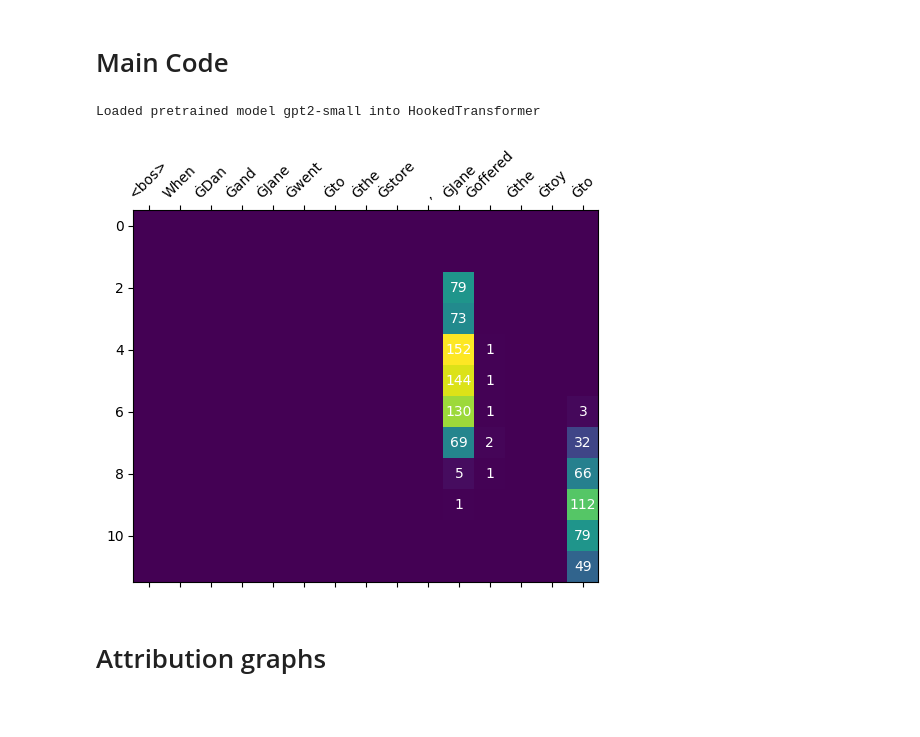
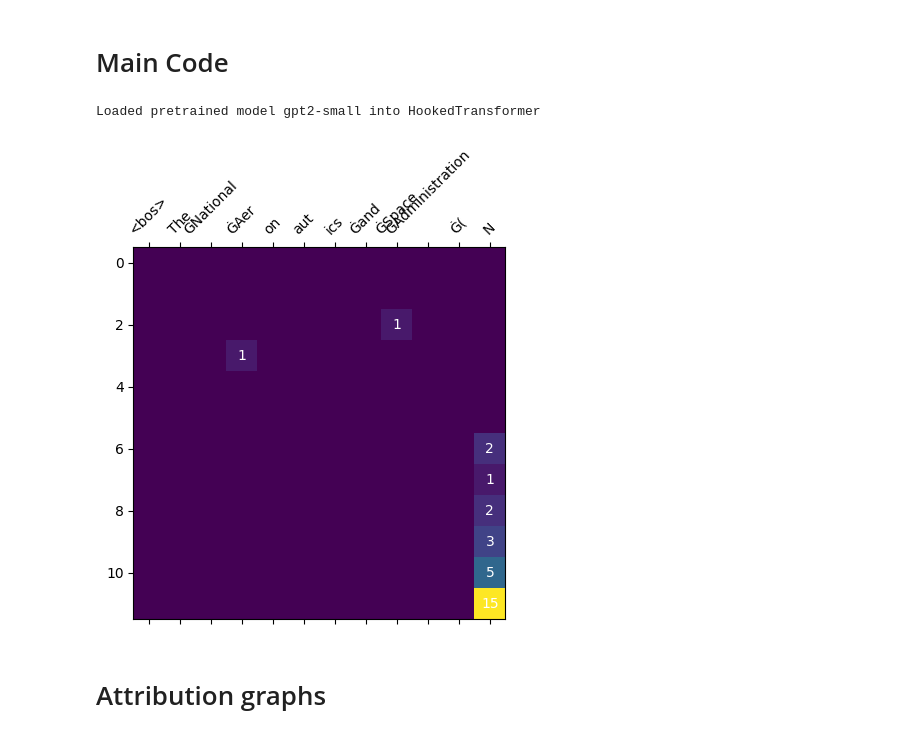
Before and after one commit to D4niel0s/NLP_project_circuits, a Jupyter notebook: neuron-clusters-influence.ipynb, the cells around one changed output. Saved outputs shown, nothing was run; the diff lists cells and outputs as text; code cells hidden in the pictures; blank space fills up the shorter version.

```diff
--- a/neuron-clusters-influence.ipynb
+++ b/neuron-clusters-influence.ipynb
@@ -492,6 +492,9 @@ if __name__ == "__main__":
 
     ## Generate IOI data
     clean_prompts, corrupted_prompts, answers = generate_ioi_data(num_samples)
+    clean_prompts = ['The National Aeronautics and Space Administration (N']
+    corrupted_prompts = ['a a a a a The National Security Agency (N']
+    answers = [('AS', 'SA')]
     clean_tokens = model.to_tokens(clean_prompts)
     corrupted_tokens = model.to_tokens(corrupted_prompts)
 
@@ -502,35 +505,35 @@ if __name__ == "__main__":
         [
             [model.to_single_token(answers[i][j]) for j in range(2)]
             for i in range(len(answers))
         ],
         device=model.cfg.device,
     )
     # print("Answer token indices", answer_token_indices)
 
     ## Find the circuit
     attribution_scores = find_circuit(model,
                                       clean_tokens[:num_circuit_samples],
                                       corrupted_tokens[:num_circuit_samples],
                                       answer_token_indices[:num_circuit_samples])
-    mask = compute_circuit_mask(attribution_scores, topk=1000, exclude_layers=[0, 1])
+    mask = compute_circuit_mask(attribution_scores, topk=100, exclude_layers=[0, 1])
     visualize_mask(model, mask.cpu(), clean_prompts[0])
     plt.savefig("ioi_circuit.png")
     plt.show()
 
     ## Fetching the relevant neurons by mask
     # batch_size = 8
     # activation_vectors = []
     # with torch.no_grad():
     #     for i in trange(0, num_samples, batch_size):
     #         _, clean_cache = model.run_with_cache(clean_tokens[i:i + batch_size])
     #         clean_act = stack_mlp_from_cache(model, clean_cache, "post")
     #         clean_act = einops.rearrange(clean_act, "layer batch pos d_mlp -> layer pos d_mlp batch")
     #         relevant_neurons = clean_act[mask, :].cpu().detach()
     #         activation_vectors.append(relevant_neurons)
     # activation_vectors = torch.cat(activation_vectors, dim=-1)
 # %% [output]
 Loaded pretrained model gpt2-small into HookedTransformer
-[figure, old version]
+[figure, new version]
 # %% [markdown]
 # Attribution graphs
 # %%
```
Also changed, not shown: parts of 20 cells of this notebook.
